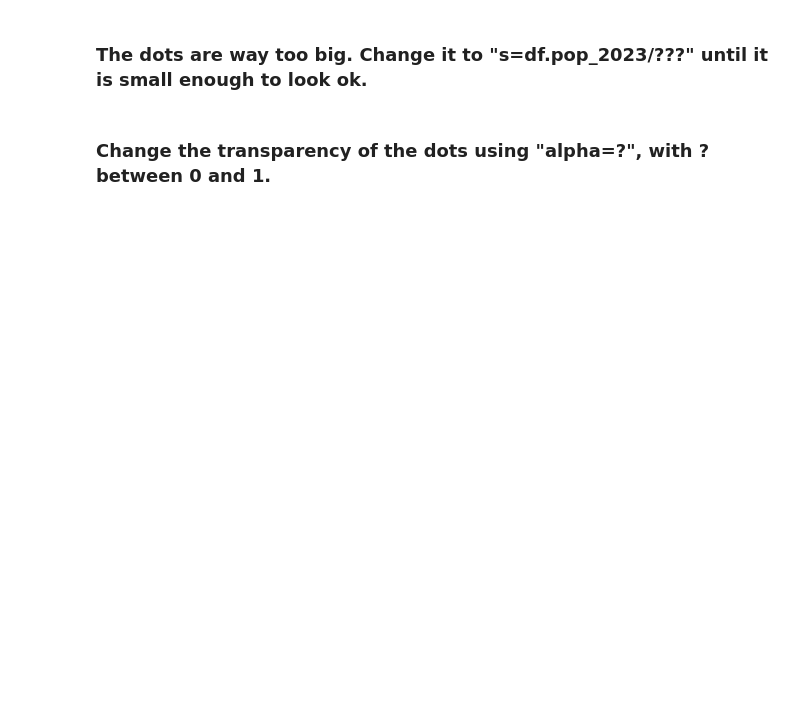
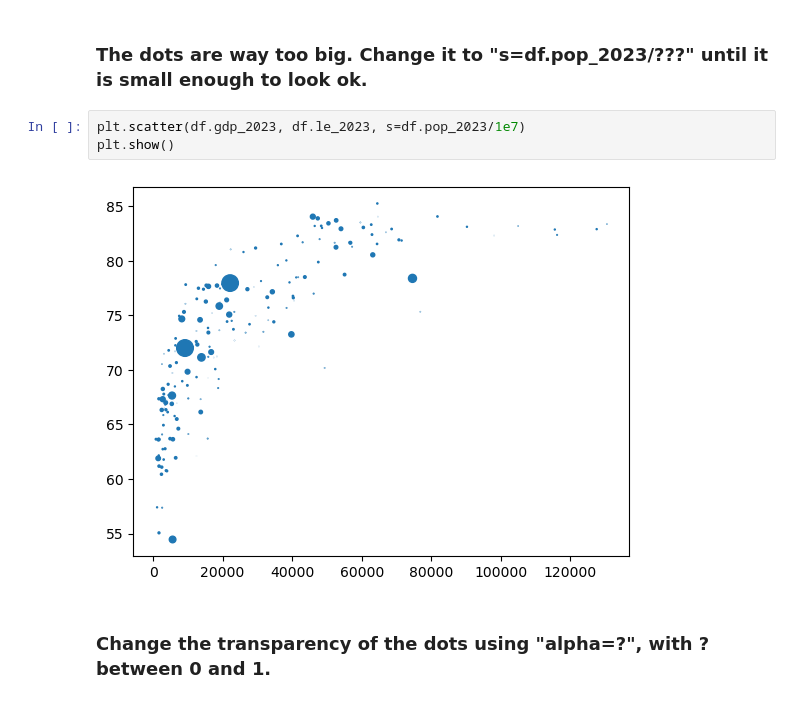
Before and after one commit to jja67/MBA-Business-Analytics, a Jupyter notebook: Class_hands_on/module4/data_visualization_exercise.ipynb, the cells around one changed output. Saved outputs shown, nothing was run; the diff lists cells and outputs as text; blank space fills up the shorter version.

```diff
--- a/Class_hands_on/module4/data_visualization_exercise.ipynb
+++ b/Class_hands_on/module4/data_visualization_exercise.ipynb
@@ -20,4 +30,9 @@ df = pd.read_csv("gdp_and_life_expectancy.csv")
 # %% [markdown]
 ### The dots are way too big. Change it to "s=df.pop_2023/???" until it is small enough to look ok. ###
+# %%
+plt.scatter(df.gdp_2023, df.le_2023, s=df.pop_2023/1e7)
+plt.show()
+# %% [output]
+[figure, added]
 # %% [markdown]
 ### Change the transparency of the dots using "alpha=?", with ? between 0 and 1. ###
```
Also changed, not shown: parts of 9 cells of this notebook, 1 other file.
